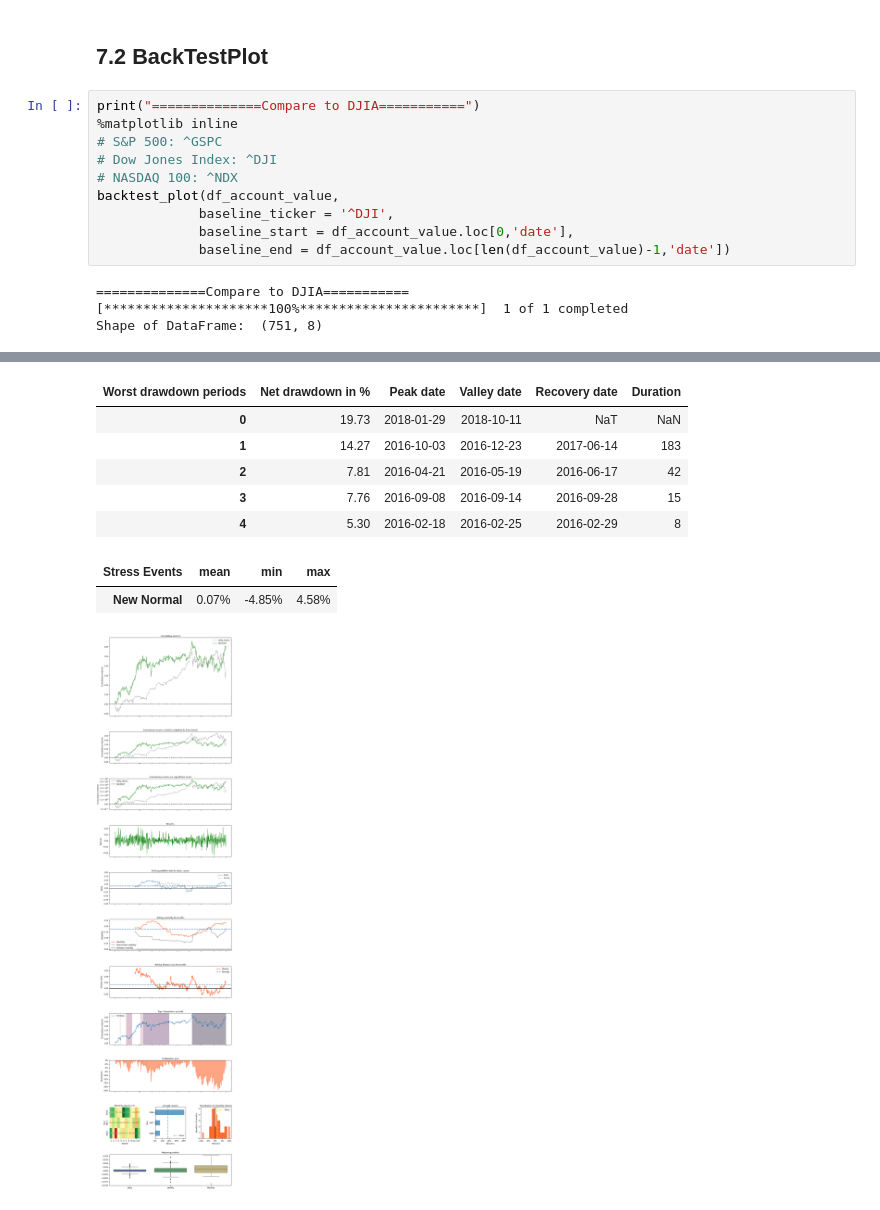
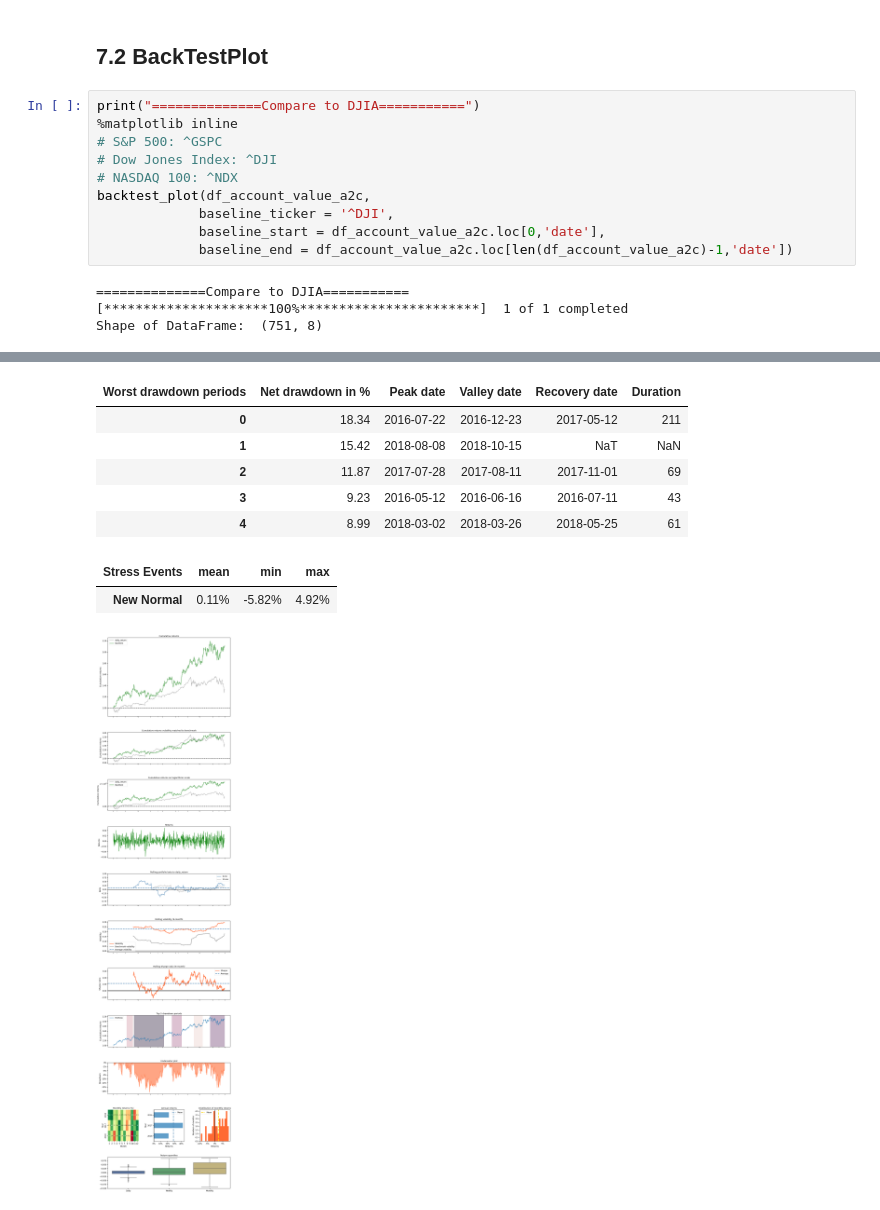
Before and after one commit to shintaroudlotulhanafia/TugasAkhirMultipleStocks, a Jupyter notebook: TugasAkhirShinta2022_MultipleStocks(2).ipynb, the cells around one changed output, grey strips where cells are left out. Saved outputs shown, nothing was run; the diff lists cells and outputs as text.

```diff
--- a/TugasAkhirShinta2022_MultipleStocks(2).ipynb
+++ b/TugasAkhirShinta2022_MultipleStocks(2).ipynb
@@ -814,10 +814,10 @@ print("==============Compare to DJIA===========")
 # S&P 500: ^GSPC
 # Dow Jones Index: ^DJI
 # NASDAQ 100: ^NDX
-backtest_plot(df_account_value,
+backtest_plot(df_account_value_a2c,
              baseline_ticker = '^DJI',
-             baseline_start = df_account_value.loc[0,'date'],
-             baseline_end = df_account_value.loc[len(df_account_value)-1,'date'])
+             baseline_start = df_account_value_a2c.loc[0,'date'],
+             baseline_end = df_account_value_a2c.loc[len(df_account_value_a2c)-1,'date'])
 # %% [output]
 ==============Compare to DJIA===========
 [*********************100%***********************]  1 of 1 completed
@@ -844,9 +844,9 @@ Shape of DataFrame:  (751, 8)
 | Worst drawdown periods | Net drawdown in % | Peak date | Valley date | Recovery date | Duration |
-| 0 | 19.73 | 2018-01-29 | 2018-10-11 | NaT | NaN |
-| 1 | 14.27 | 2016-10-03 | 2016-12-23 | 2017-06-14 | 183 |
-| 2 | 7.81 | 2016-04-21 | 2016-05-19 | 2016-06-17 | 42 |
-| 3 | 7.76 | 2016-09-08 | 2016-09-14 | 2016-09-28 | 15 |
-| 4 | 5.30 | 2016-02-18 | 2016-02-25 | 2016-02-29 | 8 |
+| 0 | 18.34 | 2016-07-22 | 2016-12-23 | 2017-05-12 | 211 |
+| 1 | 15.42 | 2018-08-08 | 2018-10-15 | NaT | NaN |
+| 2 | 11.87 | 2017-07-28 | 2017-08-11 | 2017-11-01 | 69 |
+| 3 | 9.23 | 2016-05-12 | 2016-06-16 | 2016-07-11 | 43 |
+| 4 | 8.99 | 2018-03-02 | 2018-03-26 | 2018-05-25 | 61 |
 | Stress Events | mean | min | max |
-| New Normal | 0.07% | -4.85% | 4.58% |
+| New Normal | 0.11% | -5.82% | 4.92% |
-[figure, old version]
+[figure, new version]
```
Also changed, not shown: parts of 26 cells of this notebook.
